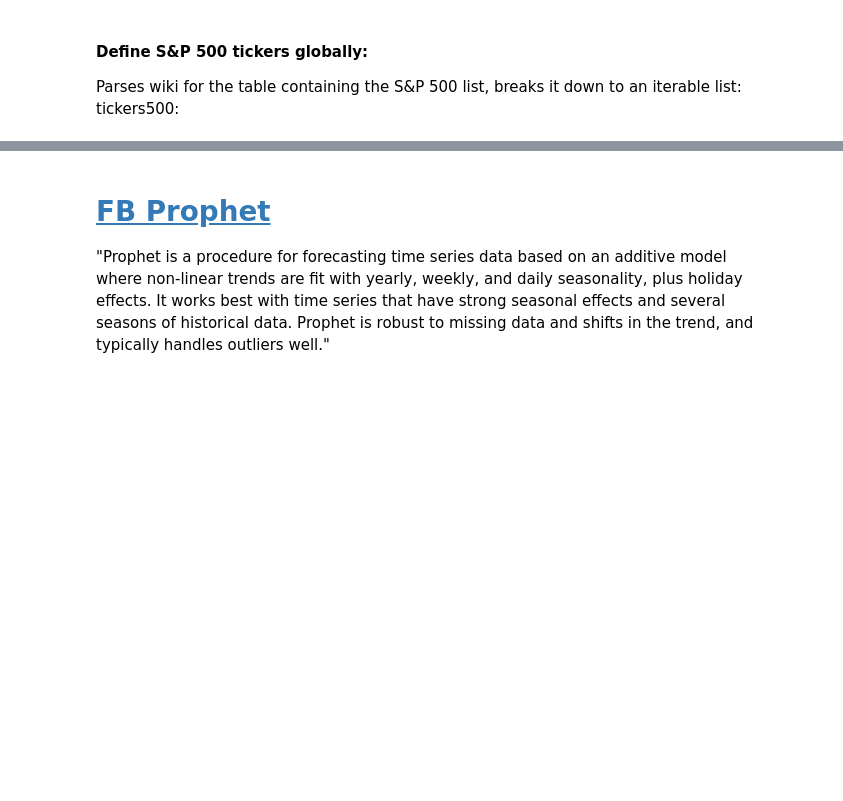
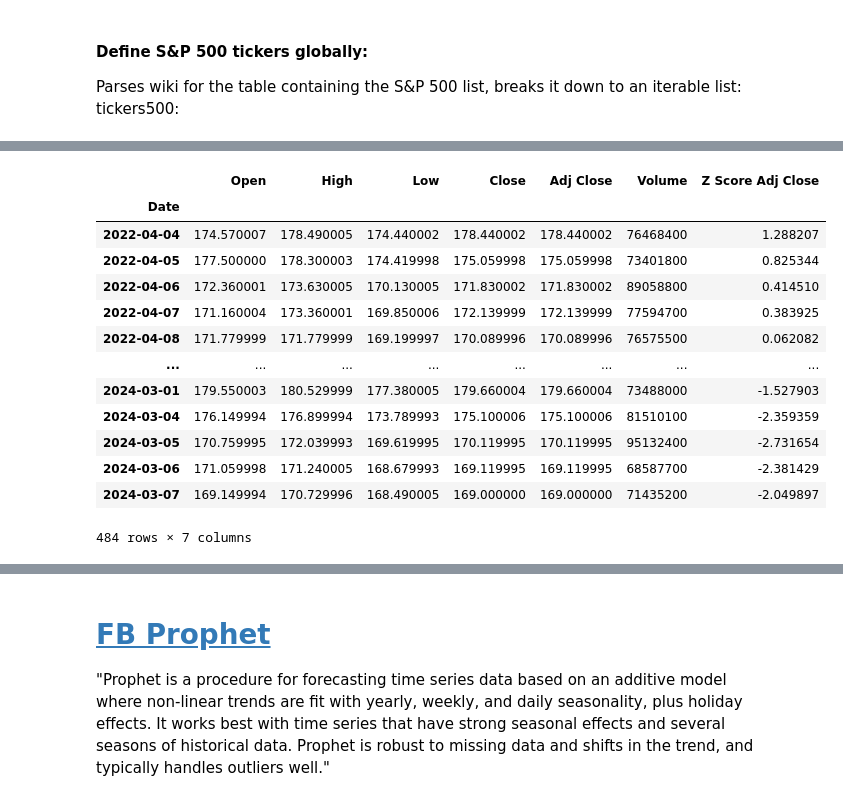
Before and after one commit to Lawrence908/AlgorithmicTrading, a Jupyter notebook: AlgorithmicTrading.ipynb, the cells around one changed output, grey strips where cells are left out. Cells and saved outputs as stored; diff of their text form; code cells hidden in the pictures; blank space fills up the shorter version.

```diff
--- a/AlgorithmicTrading.ipynb
+++ b/AlgorithmicTrading.ipynb
@@ -767,0 +851,18 @@ Error:
+# %%
+# aapl_ta.df.dropna(inplace=True)
+aapl_ta.df
+# %% [output]
+|  | Open | High | Low | Close | Adj Close | Volume | Z Score Adj Close |
+| Date |  |  |  |  |  |  |  |
+| 2022-04-04 | 174.570007 | 178.490005 | 174.440002 | 178.440002 | 178.440002 | 76468400 | 1.288207 |
+| 2022-04-05 | 177.500000 | 178.300003 | 174.419998 | 175.059998 | 175.059998 | 73401800 | 0.825344 |
+| 2022-04-06 | 172.360001 | 173.630005 | 170.130005 | 171.830002 | 171.830002 | 89058800 | 0.414510 |
+| 2022-04-07 | 171.160004 | 173.360001 | 169.850006 | 172.139999 | 172.139999 | 77594700 | 0.383925 |
+| 2022-04-08 | 171.779999 | 171.779999 | 169.199997 | 170.089996 | 170.089996 | 76575500 | 0.062082 |
+| ... | ... | ... | ... | ... | ... | ... | ... |
+| 2024-03-01 | 179.550003 | 180.529999 | 177.380005 | 179.660004 | 179.660004 | 73488000 | -1.527903 |
+| 2024-03-04 | 176.149994 | 176.899994 | 173.789993 | 175.100006 | 175.100006 | 81510100 | -2.359359 |
+| 2024-03-05 | 170.759995 | 172.039993 | 169.619995 | 170.119995 | 170.119995 | 95132400 | -2.731654 |
+| 2024-03-06 | 171.059998 | 171.240005 | 168.679993 | 169.119995 | 169.119995 | 68587700 | -2.381429 |
+| 2024-03-07 | 169.149994 | 170.729996 | 168.490005 | 169.000000 | 169.000000 | 71435200 | -2.049897 |
+484 rows × 7 columns
```
Also changed, not shown: parts of 52 cells of this notebook, 5 other files.
